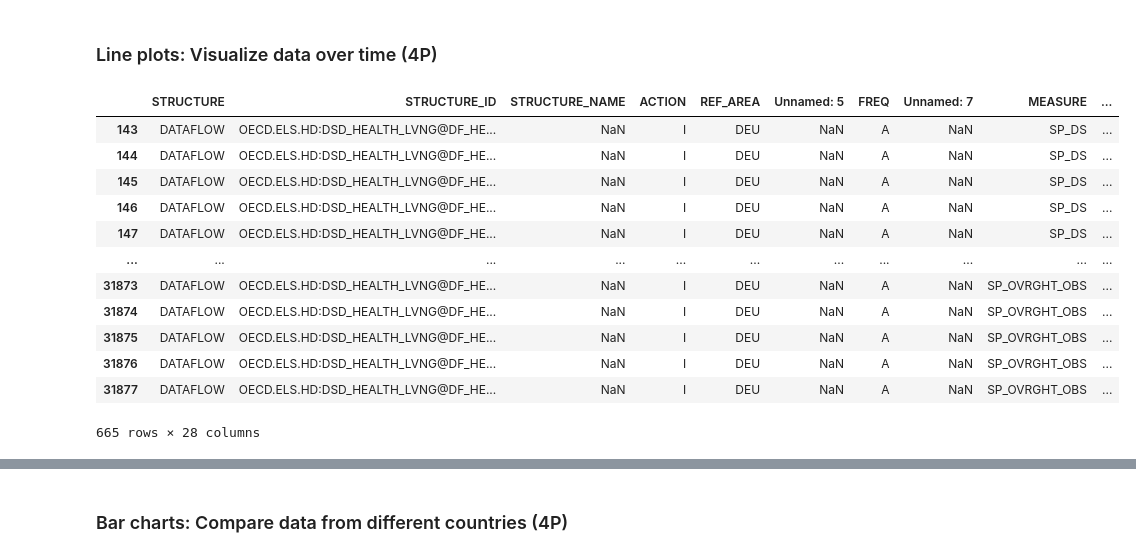
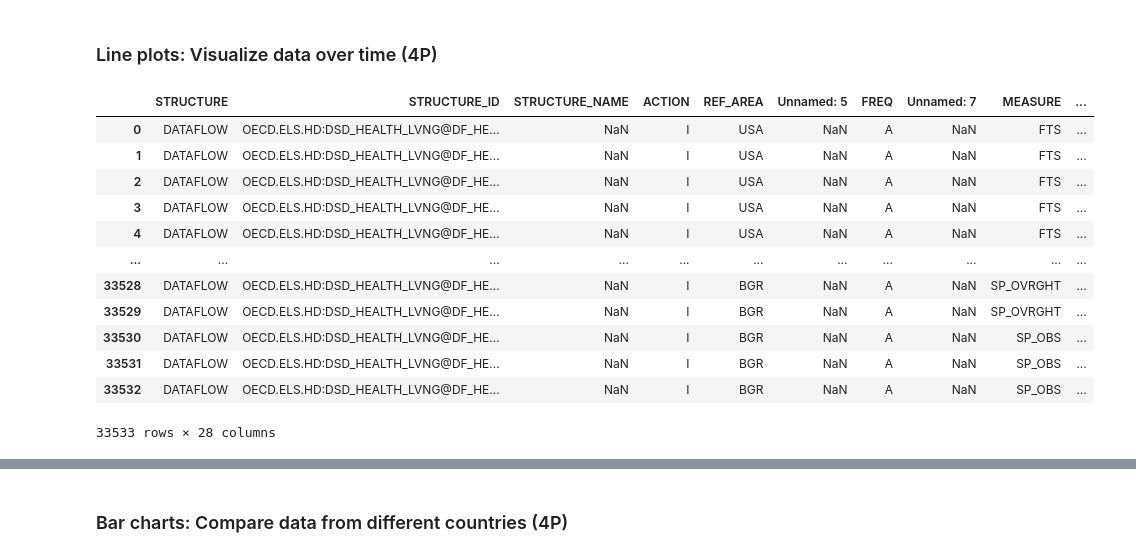
Before and after one commit to trigsaw/Assignment2, a Jupyter notebook: assignment2.ipynb, the cells around one changed output, grey strips where cells are left out. Saved outputs shown, nothing was run; the diff lists cells and outputs as text; code cells hidden in the pictures.

```diff
--- a/assignment2.ipynb
+++ b/assignment2.ipynb
@@ -30,24 +30,19 @@ import pycountry_convert as pyco
 ### Line plots: Visualize data over time (4P)
 # %%
 data = pa.read_csv("OECD.ELS.HD,DSD_HEALTH_LVNG@DF_HEALTH_LVNG,+all.csv", delimiter = ",")   # Daten einlesen
-
 data
-
-data_de = data[data["REF_AREA"]=="DEU"]    # Nur Daten aus dem Land DE verwenden
-
-data_de
 # %% [output]
 |  | STRUCTURE | STRUCTURE_ID | STRUCTURE_NAME | ACTION | REF_AREA | Unnamed: 5 | FREQ | Unnamed: 7 | MEASURE | ... |
-| 143 | DATAFLOW | OECD.ELS.HD:DSD_HEALTH_LVNG@DF_HE... | NaN | I | DEU | NaN | A | NaN | SP_DS | ... |
-| 144 | DATAFLOW | OECD.ELS.HD:DSD_HEALTH_LVNG@DF_HE... | NaN | I | DEU | NaN | A | NaN | SP_DS | ... |
-| 145 | DATAFLOW | OECD.ELS.HD:DSD_HEALTH_LVNG@DF_HE... | NaN | I | DEU | NaN | A | NaN | SP_DS | ... |
-| 146 | DATAFLOW | OECD.ELS.HD:DSD_HEALTH_LVNG@DF_HE... | NaN | I | DEU | NaN | A | NaN | SP_DS | ... |
-| 147 | DATAFLOW | OECD.ELS.HD:DSD_HEALTH_LVNG@DF_HE... | NaN | I | DEU | NaN | A | NaN | SP_DS | ... |
+| 0 | DATAFLOW | OECD.ELS.HD:DSD_HEALTH_LVNG@DF_HE... | NaN | I | USA | NaN | A | NaN | FTS | ... |
+| 1 | DATAFLOW | OECD.ELS.HD:DSD_HEALTH_LVNG@DF_HE... | NaN | I | USA | NaN | A | NaN | FTS | ... |
+| 2 | DATAFLOW | OECD.ELS.HD:DSD_HEALTH_LVNG@DF_HE... | NaN | I | USA | NaN | A | NaN | FTS | ... |
+| 3 | DATAFLOW | OECD.ELS.HD:DSD_HEALTH_LVNG@DF_HE... | NaN | I | USA | NaN | A | NaN | FTS | ... |
+| 4 | DATAFLOW | OECD.ELS.HD:DSD_HEALTH_LVNG@DF_HE... | NaN | I | USA | NaN | A | NaN | FTS | ... |
 | ... | ... | ... | ... | ... | ... | ... | ... | ... | ... | ... |
-| 31873 | DATAFLOW | OECD.ELS.HD:DSD_HEALTH_LVNG@DF_HE... | NaN | I | DEU | NaN | A | NaN | SP_OVRGHT_OBS | ... |
-| 31874 | DATAFLOW | OECD.ELS.HD:DSD_HEALTH_LVNG@DF_HE... | NaN | I | DEU | NaN | A | NaN | SP_OVRGHT_OBS | ... |
-| 31875 | DATAFLOW | OECD.ELS.HD:DSD_HEALTH_LVNG@DF_HE... | NaN | I | DEU | NaN | A | NaN | SP_OVRGHT_OBS | ... |
-| 31876 | DATAFLOW | OECD.ELS.HD:DSD_HEALTH_LVNG@DF_HE... | NaN | I | DEU | NaN | A | NaN | SP_OVRGHT_OBS | ... |
-| 31877 | DATAFLOW | OECD.ELS.HD:DSD_HEALTH_LVNG@DF_HE... | NaN | I | DEU | NaN | A | NaN | SP_OVRGHT_OBS | ... |
+| 33528 | DATAFLOW | OECD.ELS.HD:DSD_HEALTH_LVNG@DF_HE... | NaN | I | BGR | NaN | A | NaN | SP_OVRGHT | ... |
+| 33529 | DATAFLOW | OECD.ELS.HD:DSD_HEALTH_LVNG@DF_HE... | NaN | I | BGR | NaN | A | NaN | SP_OVRGHT | ... |
+| 33530 | DATAFLOW | OECD.ELS.HD:DSD_HEALTH_LVNG@DF_HE... | NaN | I | BGR | NaN | A | NaN | SP_OBS | ... |
+| 33531 | DATAFLOW | OECD.ELS.HD:DSD_HEALTH_LVNG@DF_HE... | NaN | I | BGR | NaN | A | NaN | SP_OBS | ... |
+| 33532 | DATAFLOW | OECD.ELS.HD:DSD_HEALTH_LVNG@DF_HE... | NaN | I | BGR | NaN | A | NaN | SP_OBS | ... |
-665 rows × 28 columns
+33533 rows × 28 columns
 # %%
```
Also changed, not shown: parts of 3 cells of this notebook.
